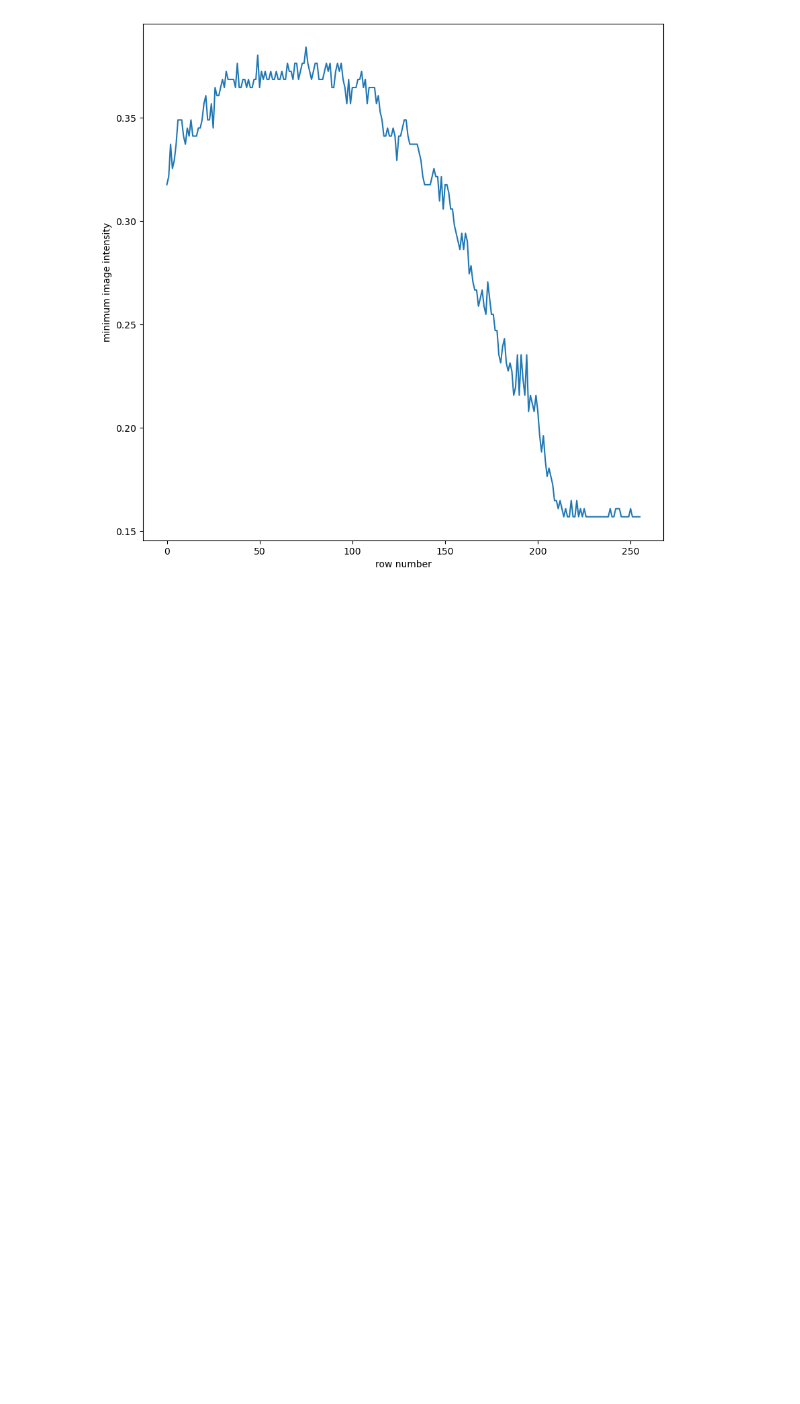
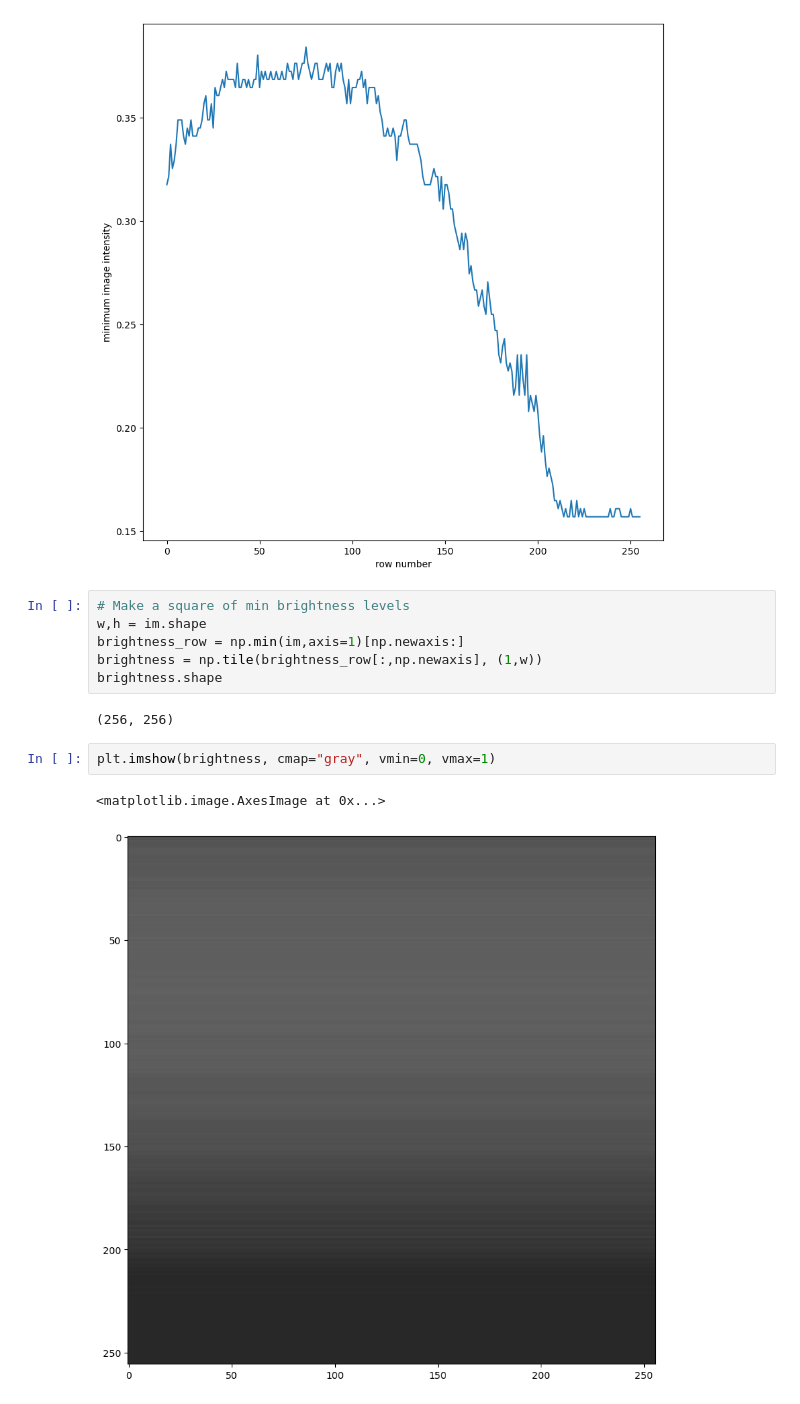
Before and after one commit to dudomatik/comp_vis, a Jupyter notebook: Ex2/02a-binarization.ipynb, the cells around one changed output. Saved outputs shown, nothing was run; the diff lists cells and outputs as text; blank space fills up the shorter version.

```diff
--- a/Ex2/02a-binarization.ipynb
+++ b/Ex2/02a-binarization.ipynb
@@ -224,3 +257,16 @@ plt.ylabel("minimum image intensity")
 # %% [output]
 Text(0, 0.5, 'minimum image intensity')
 [figure]
+# %%
+# Make a square of min brightness levels
+w,h = im.shape
+brightness_row = np.min(im,axis=1)[np.newaxis:]
+brightness = np.tile(brightness_row[:,np.newaxis], (1,w))
+brightness.shape
+# %% [output]
+(256, 256)
+# %%
+plt.imshow(brightness, cmap="gray", vmin=0, vmax=1)
+# %% [output]
+<matplotlib.image.AxesImage at 0x...>
+[figure, added]
```
Also changed, not shown: parts of 15 cells of this notebook, 26 other files.
